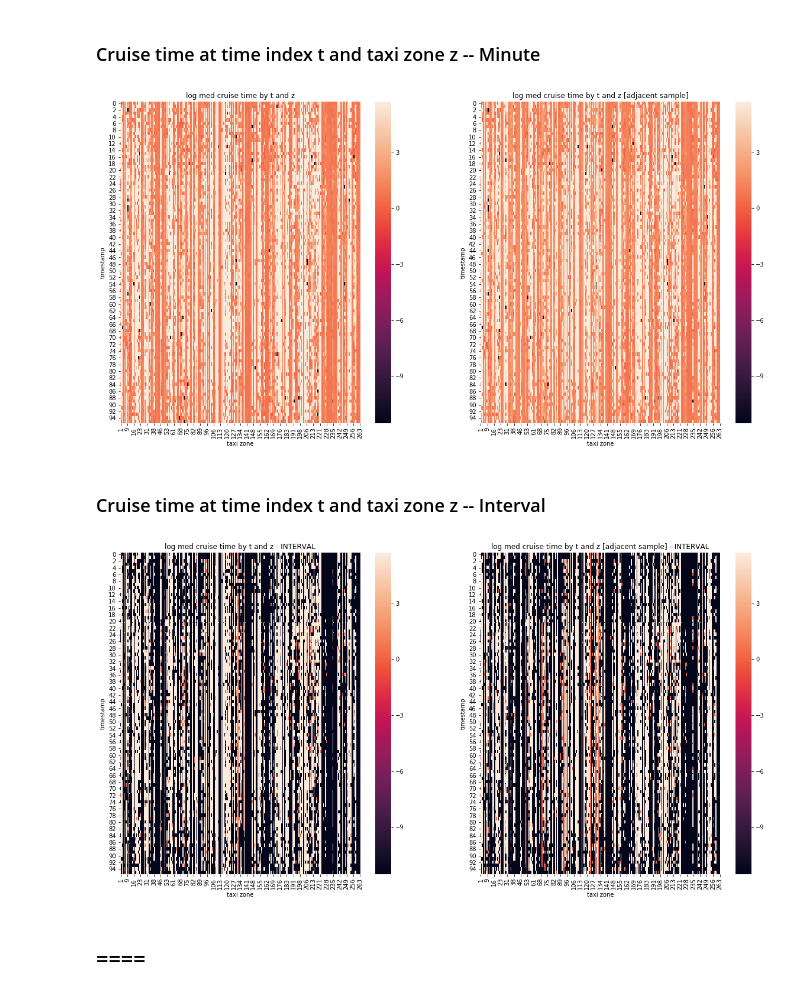
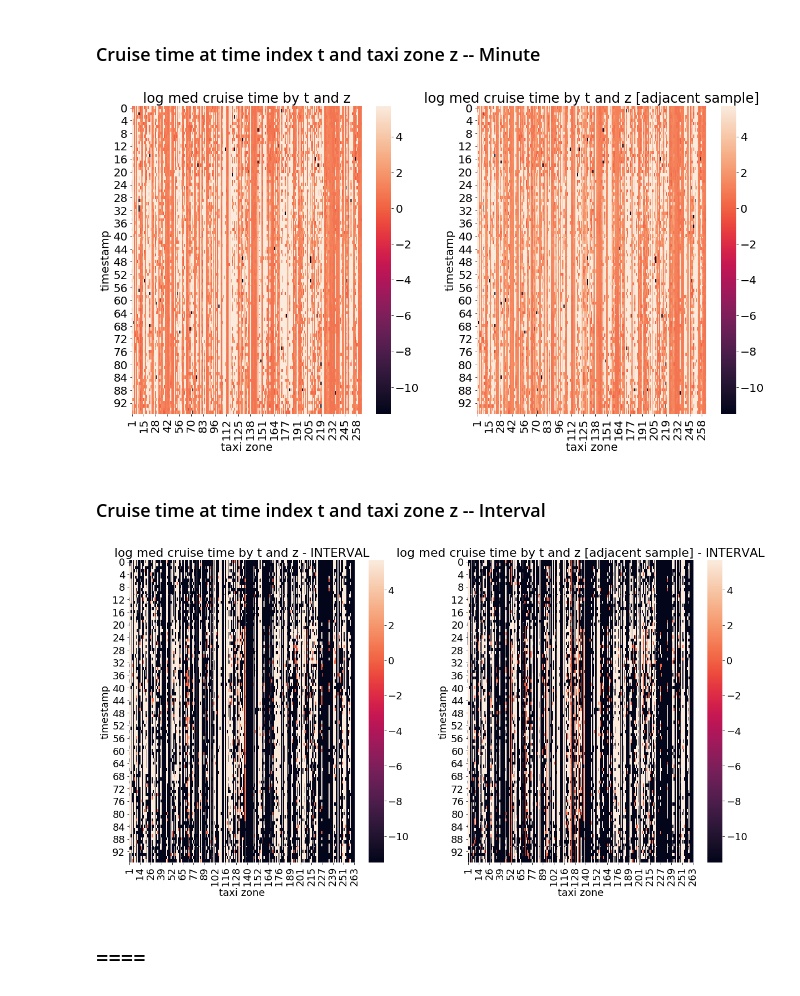
Before and after one commit to skyetim/didi-vehicle-repositioning-strategy, a Jupyter notebook: notebooks/EDA_cruise_time_adjacent_sample.ipynb, the cells around one changed output. Saved outputs shown, nothing was run; the diff lists cells and outputs as text; code cells hidden in the pictures.

```diff
--- a/notebooks/EDA_cruise_time_adjacent_sample.ipynb
+++ b/notebooks/EDA_cruise_time_adjacent_sample.ipynb
@@ -32,7 +32,7 @@ cruise_df_imputed_heatmap = cruise_df_imputed_heatmap\
                                      values='med_cruise_time')
 cruise_df_imputed_heatmap.fillna(np.log(300), inplace=True)
 
-
+plt.rcParams.update({'font.size': 20})
 fig, ax = plt.subplots(1,2, figsize=(20, 10))
 sns.heatmap(cruise_df, ax=ax[0])
 ax[0].set_title('log med cruise time by t and z')
@@ -45,38 +45,38 @@ ax[1].set_xlabel('taxi zone')
 ax[1].set_ylabel('timestamp')
 fig.savefig('../fig/heatmap_cruise_time_adjacent_sample_minute.png')
 # %% [output]
-[figure, old version]
+[figure, new version]
 # %% [markdown]
 ### Cruise time at time index t and taxi zone z -- Interval
 # %%
 cruise_df = cruise_time_15m.copy()
 cruise_df['med_cruise_time_INT'] = np.log(cruise_df['med_cruise_time_INT'] + 1e-5)
 cruise_df = cruise_df.pivot_table(index='dropoff_datetime_index',
                                   columns='taxizone_id',
                                   values='med_cruise_time_INT')
 cruise_df.fillna(np.log(300), inplace=True)
 
 cruise_df_imputed_heatmap = cruise_time_adjacent_sample_15m.copy()
 cruise_df_imputed_heatmap['med_cruise_time_INT'] = np.log(cruise_df_imputed_heatmap['med_cruise_time_INT'] + 1e-5)
 cruise_df_imputed_heatmap = cruise_df_imputed_heatmap\
                         .pivot_table(index='dropoff_datetime_index',
                                      columns='taxizone_id',
                                      values='med_cruise_time_INT')
 cruise_df_imputed_heatmap.fillna(np.log(300), inplace=True)
 
-
+plt.rcParams.update({'font.size': 18})
 fig, ax = plt.subplots(1,2, figsize=(20, 10))
 sns.heatmap(cruise_df, ax=ax[0])
 ax[0].set_title('log med cruise time by t and z - INTERVAL')
 ax[0].set_xlabel('taxi zone')
 ax[0].set_ylabel('timestamp')
 
 sns.heatmap(cruise_df_imputed_heatmap, ax=ax[1])
 ax[1].set_title('log med cruise time by t and z [adjacent sample] - INTERVAL')
 ax[1].set_xlabel('taxi zone')
 ax[1].set_ylabel('timestamp')
 fig.savefig('../fig/heatmap_cruise_time_adjacent_sample_interval15.png')
 # %% [output]
-[figure, old version]
+[figure, new version]
 # %% [markdown]
 ## ====
```
Also changed, not shown: 10 other files.
